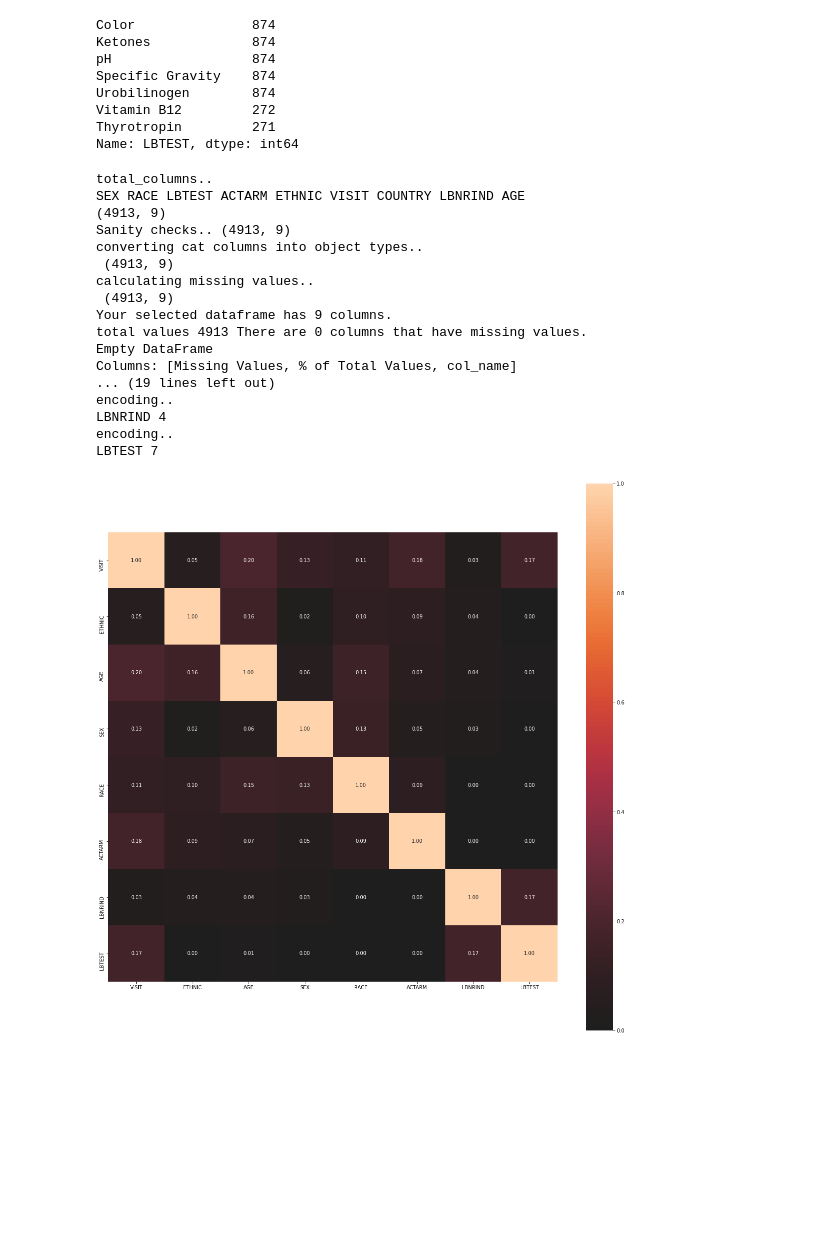
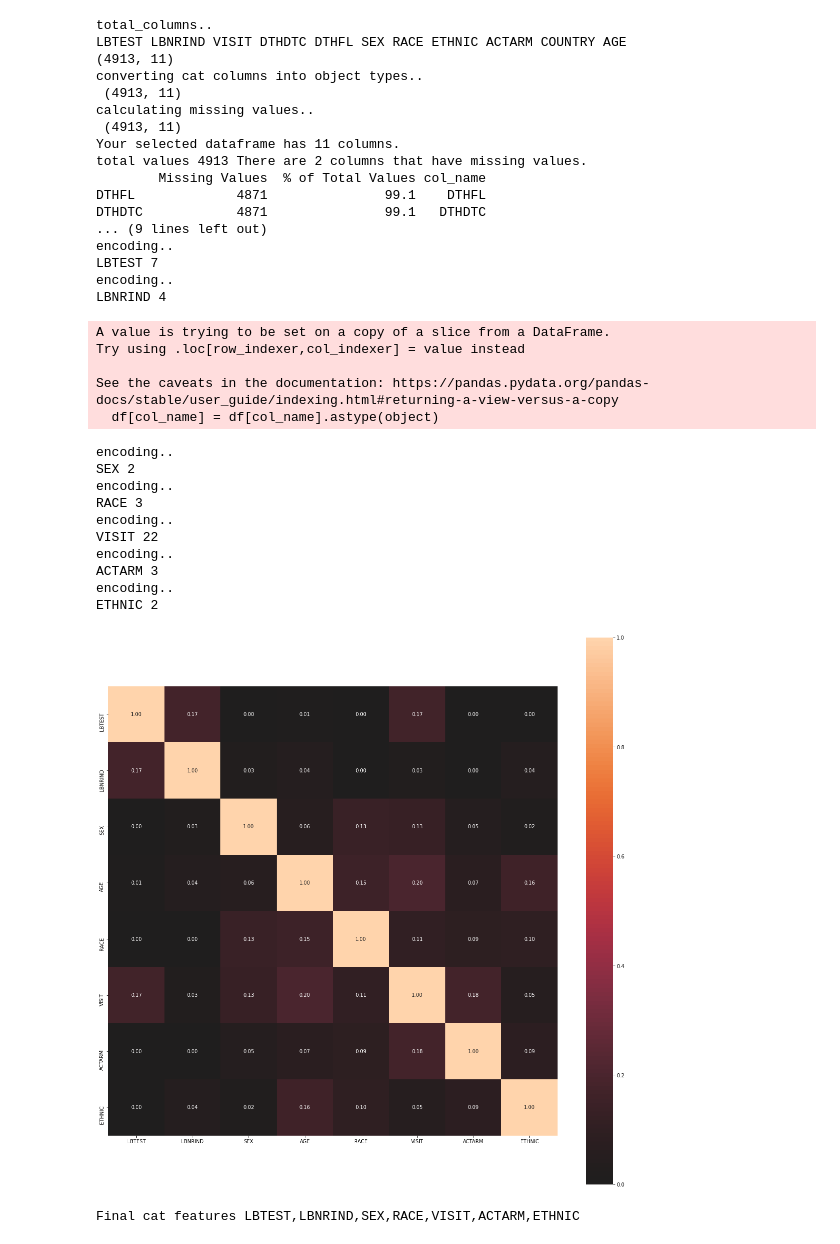
Before and after one commit to monk1337/Mixclu, a Jupyter notebook: preprocessing.ipynb, the cells around one changed output. Saved outputs shown, nothing was run; the diff lists cells and outputs as text; code cells hidden in the pictures; blank space fills up the shorter version.

```diff
--- a/preprocessing.ipynb
+++ b/preprocessing.ipynb
@@ -2,19 +2,11 @@
 from mixclu import *
 # %%
 df          = pd.read_csv('lbdm.csv')
+df          = df.drop(['LBDTC', 'VISITNUM', 'LBDY', 'VISITDY', 'LBSTRESN'], axis = 1)
 
-cat_columns = ['SEX','RACE','LBTEST','ACTARM','ETHNIC', 'VISIT', 'COUNTRY', 'LBNRIND']
-con_columns = ['AGE']
-id_cols     = ['usubjid', 'SITEID', 'SUBJID']
-y           = ['LBNRIND']
+# cat_columns = ['SEX','RACE','LBTEST','ACTARM','ETHNIC', 'VISIT', 'COUNTRY', 'LBNRIND']
+# con_columns = ['AGE']
+# id_cols     = ['usubjid', 'SITEID', 'SUBJID']
+# y           = ['LBNRIND']
+
+id_col, cat_col, con_col = get_types(df)
-# %%
-df['LBTEST'].value_counts()
-# %% [output]
-Color               874
-Ketones             874
-pH                  874
-Specific Gravity    874
-Urobilinogen        874
-Vitamin B12         272
-Thyrotropin         271
-Name: LBTEST, dtype: int64
@@ -21,27 +15,43 @@ Name: LBTEST, dtype: int64
 # %%
 df_pre = autopreprocessing(df,
-                  cat_columns,
-                  id_columns      = id_cols,
-                  con_colmns      = con_columns,
-                  y               = y,
+                  cat_col,
+                  id_columns      = id_col,
+                  con_colmns      = con_col,
+                  y               = None,
                   allowed_missing = 20.0,
                   corr_thr        = None)
 # %% [output]
 total_columns..
-SEX RACE LBTEST ACTARM ETHNIC VISIT COUNTRY LBNRIND AGE
-(4913, 9)
-Sanity checks.. (4913, 9)
+LBTEST LBNRIND VISIT DTHDTC DTHFL SEX RACE ETHNIC ACTARM COUNTRY AGE
+(4913, 11)
 converting cat columns into object types..
- (4913, 9)
+ (4913, 11)
 calculating missing values..
- (4913, 9)
-Your selected dataframe has 9 columns.
-total values 4913 There are 0 columns that have missing values.
-Empty DataFrame
-Columns: [Missing Values, % of Total Values, col_name]
-... (19 lines left out)
+ (4913, 11)
+Your selected dataframe has 11 columns.
+total values 4913 There are 2 columns that have missing values.
+        Missing Values  % of Total Values col_name
+DTHFL             4871               99.1    DTHFL
+DTHDTC            4871               99.1   DTHDTC
+... (9 lines left out)
+encoding..
+LBTEST 7
 encoding..
 LBNRIND 4
-encoding..
-LBTEST 7
+A value is trying to be set on a copy of a slice from a DataFrame.
+Try using .loc[row_indexer,col_indexer] = value instead
+
+See the caveats in the documentation: https://pandas.pydata.org/pandas-docs/stable/user_guide/indexing.html#returning-a-view-versus-a-copy
+  df[col_name] = df[col_name].astype(object)
+encoding..
+SEX 2
+encoding..
+RACE 3
+encoding..
+VISIT 22
+encoding..
+ACTARM 3
+encoding..
+ETHNIC 2
-[figure, old version]
+[figure, new version]
+Final cat features LBTEST,LBNRIND,SEX,RACE,VISIT,ACTARM,ETHNIC
```
Also changed, not shown: parts of 5 cells of this notebook, 1 other file.
